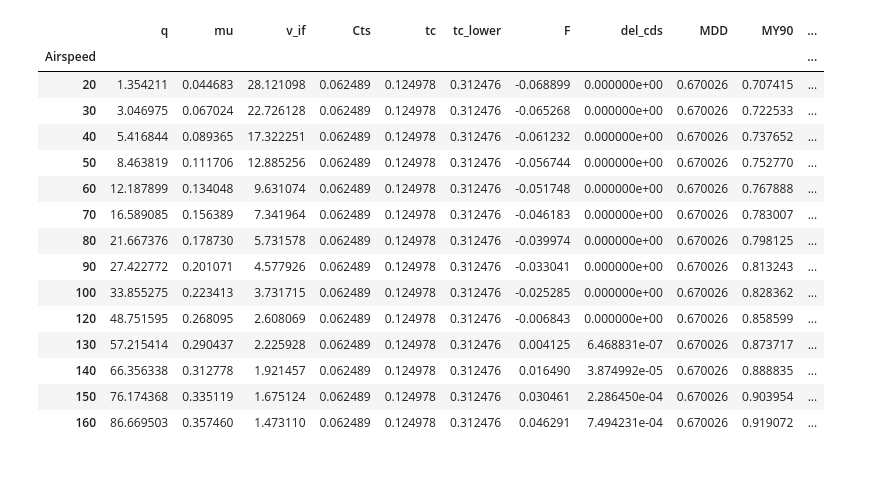
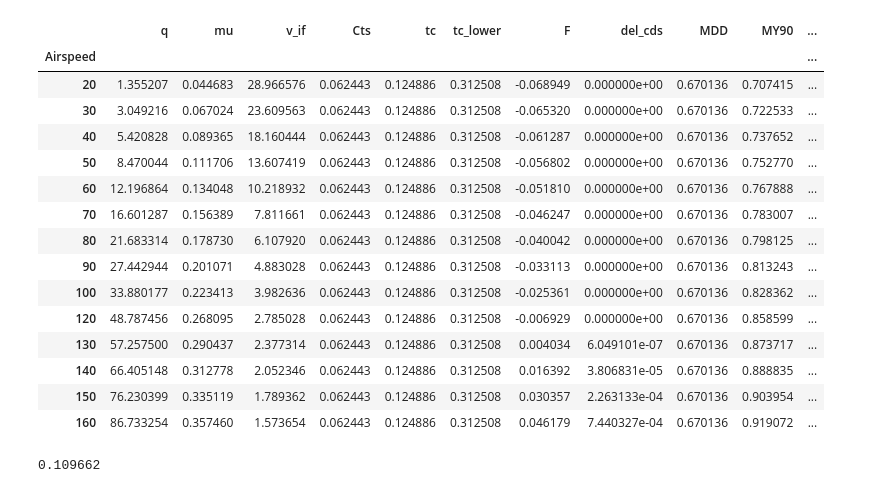
Before and after one commit to Czarified/helipypter, a Jupyter notebook: missionSim.ipynb, the cells around one changed output. Saved outputs shown, nothing was run; the diff lists cells and outputs as text; code cells hidden in the pictures.

Commit message:
Failed Pint Removal
a_0 calculations have some unit error preventing correct results. Numbers are correct with Pint version, so reverting to previous rev after this commit.

```diff
--- a/missionSim.ipynb
+++ b/missionSim.ipynb
@@ -390,23 +348,23 @@ logging.info('Beginning Forward Flight Calculations...')
 
 # Max Airspeed, in knots
 VNE = 160
-fe = 12.4 * units.ft**2     # Equivalent Flat-Plate Drag Area
+fe = 12.4     # Equivalent Flat-Plate Drag Area  [ft2]
 
 df = pd.DataFrame(data=[20, 30, 40, 50, 60, 70, 80, 90, 100, 120, 130, 140, 150, 160], columns=['Airspeed'])
 
 # Dynamic Pressure = 1/2 rho V^2
-df['q'] = 0.5*rho.magnitude*(df.Airspeed * 1.68781)**2    # 1.689 is simply the conversion factor from kts to ft/s
+df['q'] = 0.5*rho*(df.Airspeed * 1.68781)**2    # 1.689 is simply the conversion factor from kts to ft/s
 
 # Advance Ratio
-df['mu'] = df.Airspeed * 1.689 / v_tip.magnitude
+df['mu'] = df.Airspeed * 1.689 / v_tip
 
 # Hover Induced Velocity
-v_0 = math.sqrt(THRUST/(2*rho.magnitude*math.pi*R.magnitude**2))
+v_0 = math.sqrt(THRUST/(2*rho*math.pi*(B*R)**2))
 # Induced velocity in Forward Flight, using Glauert's Model
 df['v_if'] = v_0 * (-0.5*(df.Airspeed/v_0)**2 + np.sqrt((df.Airspeed/v_0)**4 / 4 + 1))
 
 # Thrust coef. over solidity
-df['Cts'] = THRUST/(rho.magnitude*A.magnitude*v_tip.magnitude**2) / sol.magnitude
+df['Cts'] = THRUST/(rho*A*v_tip**2) / sol
 
 # Blade loading
 df['tc'] = 2*df.Cts
@@ -416,7 +374,7 @@ df['tc_lower'] = -0.6885*df.Cts + 0.3555
 
 # Change in Drag Coef. (due to retreating blade stall)
 # From a NASA CR
-df['F'] = ((df.Cts/(1-df.mu)**2) * (1 + fe.magnitude*df.q/GW)) - 0.1376
+df['F'] = ((df.Cts/(1-df.mu)**2) * (1 + fe*df.q/GW)) - 0.1376
 df['del_cds'] = 18.3*(1-df.mu)**2*df.F**3
 # This value should never be less than zero, so clip it.
 df.del_cds.clip(lower=0, inplace=True)
@@ -425,7 +383,7 @@ df.del_cds.clip(lower=0, inplace=True)
 df['MDD'] = 0.82 - 2.4*df.Cts
 
 # MY90. Mach at the tip
-df['MY90'] = (df.Airspeed*1.68781 + v_tip.magnitude)/c_sound
+df['MY90'] = (df.Airspeed*1.68781 + v_tip)/c_sound
 
 # Change in Drag Coef. from compressibility
 df['del_cdcomp'] = 0.2*(df.MY90 - df.MDD)**3 + 0.0085*(df.MY90 - df.MDD)
@@ -437,16 +395,16 @@ df['cd'] = 0.0095 + df.del_cds + df.del_cdcomp
 df['Hp_ind'] = THRUST*df.v_if/550
 
 # Profile Horsepower
-df['Hp_pro'] = sol.magnitude*df.cd*(1+4.65*df.mu**2)*rho.magnitude*math.pi*R.magnitude**2*v_tip.magnitude**3/4400
+df['Hp_pro'] = sol*df.cd*(1+4.65*df.mu**2)*rho*math.pi*R**2*v_tip**3/4400
 
 # Parasite Power
-df['Hp_par'] = fe.magnitude*rho.magnitude*(df.Airspeed*1.68781)**3/1100
+df['Hp_par'] = fe*rho*(df.Airspeed*1.68781)**3/1100
 
 # Main Rotor Horsepower
 df['MR_hp'] = df.Hp_ind + df.Hp_pro + df.Hp_par
 
 # Main Rotor Torque
-df['MR_Q'] = 5252*df.MR_hp/(OMEGA.magnitude*60/(2*math.pi))
+df['MR_Q'] = 5252*df.MR_hp/(OMEGA*60/(2*math.pi))
 
 # Anti-torque Required from Tail Rotor Thrust
 # MR Torque over the moment arm
@@ -482,16 +440,20 @@ MR
 |  | q | mu | v_if | Cts | tc | tc_lower | F | del_cds | MDD | MY90 | ... |
 | Airspeed |  |  |  |  |  |  |  |  |  |  | ... |
-| 20 | 1.354211 | 0.044683 | 28.121098 | 0.062489 | 0.124978 | 0.312476 | -0.068899 | 0.000000e+00 | 0.670026 | 0.707415 | ... |
-| 30 | 3.046975 | 0.067024 | 22.726128 | 0.062489 | 0.124978 | 0.312476 | -0.065268 | 0.000000e+00 | 0.670026 | 0.722533 | ... |
-| 40 | 5.416844 | 0.089365 | 17.322251 | 0.062489 | 0.124978 | 0.312476 | -0.061232 | 0.000000e+00 | 0.670026 | 0.737652 | ... |
-| 50 | 8.463819 | 0.111706 | 12.885256 | 0.062489 | 0.124978 | 0.312476 | -0.056744 | 0.000000e+00 | 0.670026 | 0.752770 | ... |
-| 60 | 12.187899 | 0.134048 | 9.631074 | 0.062489 | 0.124978 | 0.312476 | -0.051748 | 0.000000e+00 | 0.670026 | 0.767888 | ... |
-| 70 | 16.589085 | 0.156389 | 7.341964 | 0.062489 | 0.124978 | 0.312476 | -0.046183 | 0.000000e+00 | 0.670026 | 0.783007 | ... |
-| 80 | 21.667376 | 0.178730 | 5.731578 | 0.062489 | 0.124978 | 0.312476 | -0.039974 | 0.000000e+00 | 0.670026 | 0.798125 | ... |
-| 90 | 27.422772 | 0.201071 | 4.577926 | 0.062489 | 0.124978 | 0.312476 | -0.033041 | 0.000000e+00 | 0.670026 | 0.813243 | ... |
-| 100 | 33.855275 | 0.223413 | 3.731715 | 0.062489 | 0.124978 | 0.312476 | -0.025285 | 0.000000e+00 | 0.670026 | 0.828362 | ... |
-| 120 | 48.751595 | 0.268095 | 2.608069 | 0.062489 | 0.124978 | 0.312476 | -0.006843 | 0.000000e+00 | 0.670026 | 0.858599 | ... |
-| 130 | 57.215414 | 0.290437 | 2.225928 | 0.062489 | 0.124978 | 0.312476 | 0.004125 | 6.468831e-07 | 0.670026 | 0.873717 | ... |
-| 140 | 66.356338 | 0.312778 | 1.921457 | 0.062489 | 0.124978 | 0.312476 | 0.016490 | 3.874992e-05 | 0.670026 | 0.888835 | ... |
-| 150 | 76.174368 | 0.335119 | 1.675124 | 0.062489 | 0.124978 | 0.312476 | 0.030461 | 2.286450e-04 | 0.670026 | 0.903954 | ... |
-| 160 | 86.669503 | 0.357460 | 1.473110 | 0.062489 | 0.124978 | 0.312476 | 0.046291 | 7.494231e-04 | 0.670026 | 0.919072 | ... |
+| 20 | 1.355207 | 0.044683 | 28.966576 | 0.062443 | 0.124886 | 0.312508 | -0.068949 | 0.000000e+00 | 0.670136 | 0.707415 | ... |
+| 30 | 3.049216 | 0.067024 | 23.609563 | 0.062443 | 0.124886 | 0.312508 | -0.065320 | 0.000000e+00 | 0.670136 | 0.722533 | ... |
+| 40 | 5.420828 | 0.089365 | 18.160444 | 0.062443 | 0.124886 | 0.312508 | -0.061287 | 0.000000e+00 | 0.670136 | 0.737652 | ... |
+| 50 | 8.470044 | 0.111706 | 13.607419 | 0.062443 | 0.124886 | 0.312508 | -0.056802 | 0.000000e+00 | 0.670136 | 0.752770 | ... |
+| 60 | 12.196864 | 0.134048 | 10.218932 | 0.062443 | 0.124886 | 0.312508 | -0.051810 | 0.000000e+00 | 0.670136 | 0.767888 | ... |
+| 70 | 16.601287 | 0.156389 | 7.811661 | 0.062443 | 0.124886 | 0.312508 | -0.046247 | 0.000000e+00 | 0.670136 | 0.783007 | ... |
+| 80 | 21.683314 | 0.178730 | 6.107920 | 0.062443 | 0.124886 | 0.312508 | -0.040042 | 0.000000e+00 | 0.670136 | 0.798125 | ... |
+| 90 | 27.442944 | 0.201071 | 4.883028 | 0.062443 | 0.124886 | 0.312508 | -0.033113 | 0.000000e+00 | 0.670136 | 0.813243 | ... |
+| 100 | 33.880177 | 0.223413 | 3.982636 | 0.062443 | 0.124886 | 0.312508 | -0.025361 | 0.000000e+00 | 0.670136 | 0.828362 | ... |
+| 120 | 48.787456 | 0.268095 | 2.785028 | 0.062443 | 0.124886 | 0.312508 | -0.006929 | 0.000000e+00 | 0.670136 | 0.858599 | ... |
+| 130 | 57.257500 | 0.290437 | 2.377314 | 0.062443 | 0.124886 | 0.312508 | 0.004034 | 6.049101e-07 | 0.670136 | 0.873717 | ... |
+| 140 | 66.405148 | 0.312778 | 2.052346 | 0.062443 | 0.124886 | 0.312508 | 0.016392 | 3.806831e-05 | 0.670136 | 0.888835 | ... |
+| 150 | 76.230399 | 0.335119 | 1.789362 | 0.062443 | 0.124886 | 0.312508 | 0.030357 | 2.263133e-04 | 0.670136 | 0.903954 | ... |
+| 160 | 86.733254 | 0.357460 | 1.573654 | 0.062443 | 0.124886 | 0.312508 | 0.046179 | 7.440327e-04 | 0.670136 | 0.919072 | ... |
+# %%
+a_0
+# %% [output]
+0.109662
```
Also changed, not shown: parts of 5 cells of this notebook.
